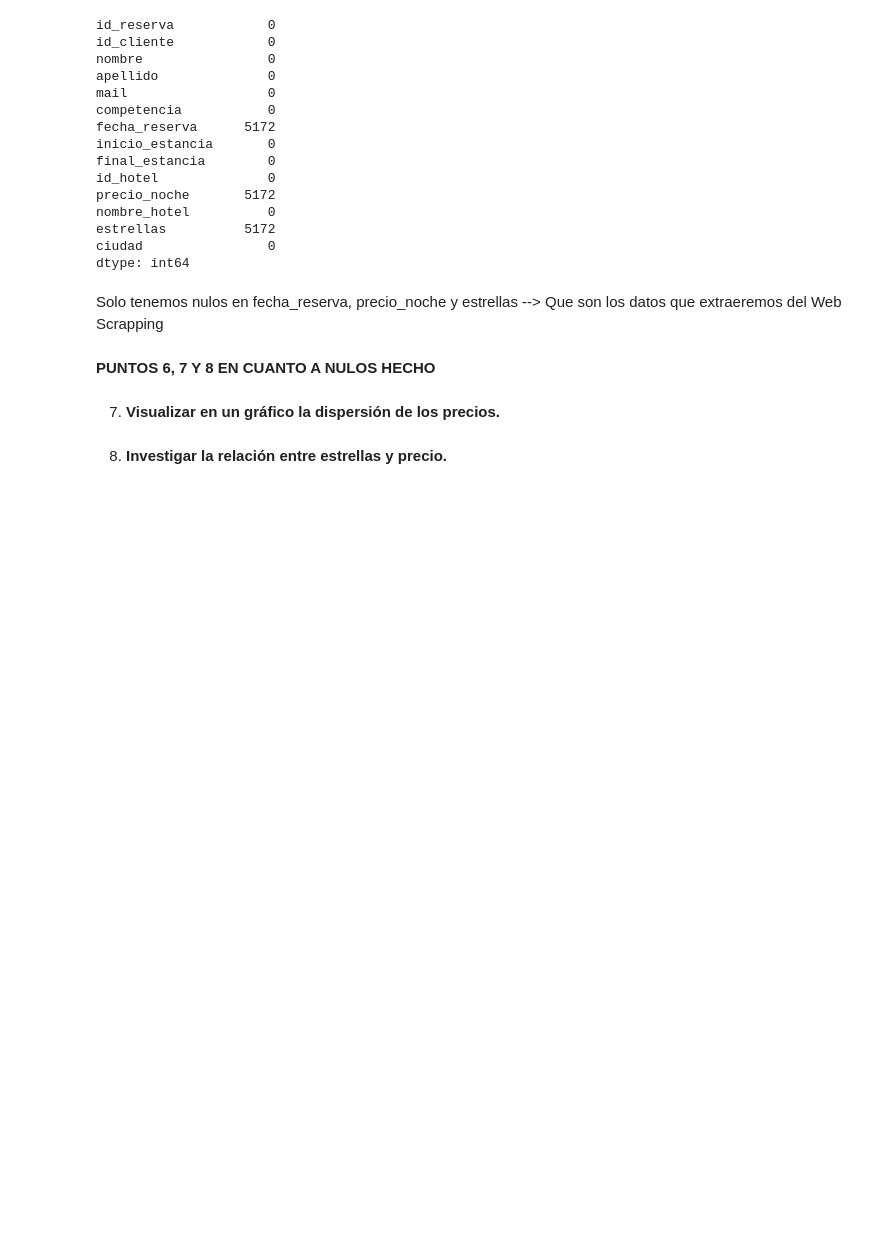
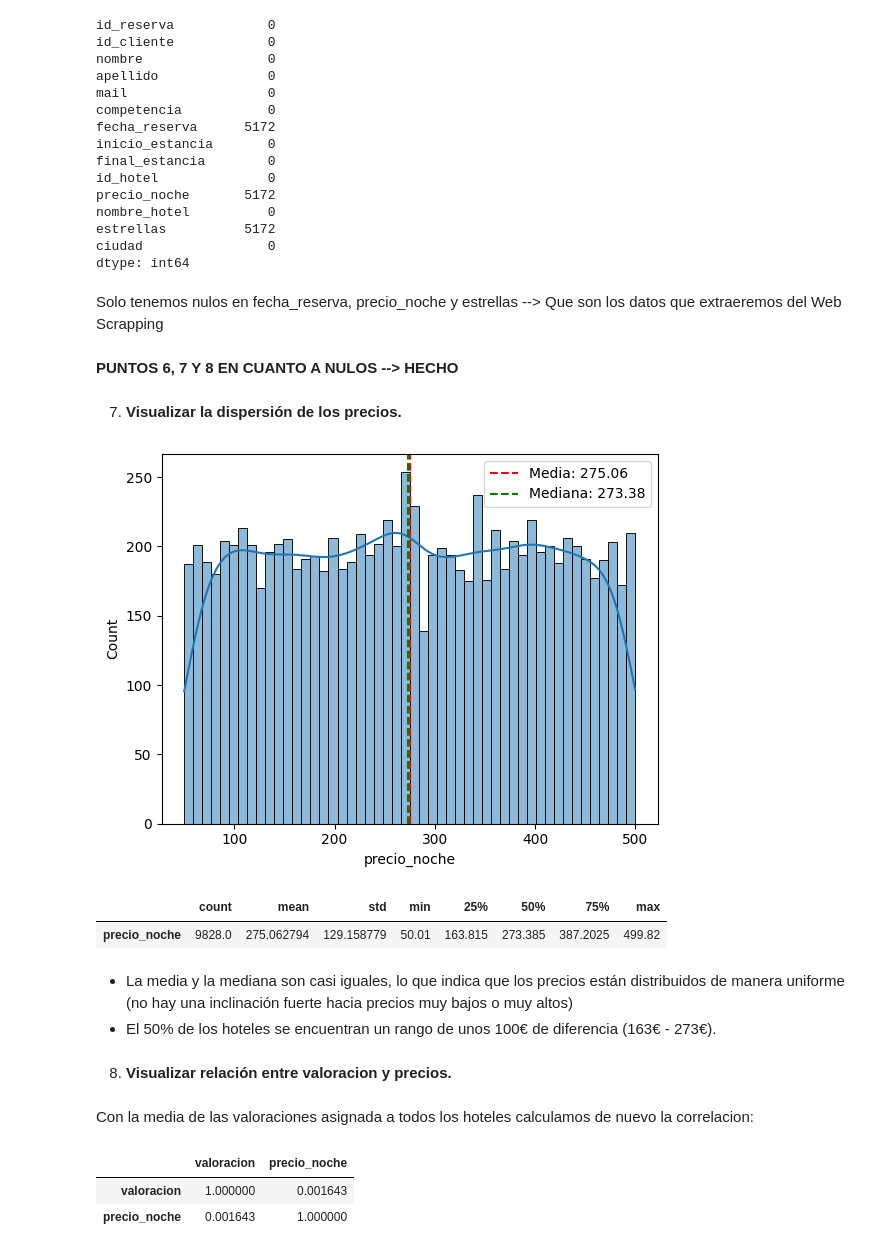
Before and after one commit to Vic4s/ETL_Hoteles, a Jupyter notebook: notebook_limpio/inicial_limpio.ipynb, the cells around one changed output. Saved outputs shown, nothing was run; the diff lists cells and outputs as text; code cells hidden in the pictures; blank space fills up the shorter version.

```diff
--- a/notebook_limpio/inicial_limpio.ipynb
+++ b/notebook_limpio/inicial_limpio.ipynb
@@ -17,7 +17,7 @@ import matplotlib.dates as mdates
 # %% [markdown]
 ### CARGA DATASET Y VISUALIZACIÓN
 # %%
-df_raw = pd.read_parquet("../data/reservas_hoteles.parquet", engine = 'auto')
+df_raw = pd.read_parquet("../data/raw/reservas_hoteles.parquet", engine = 'auto')
 df_raw
 # %% [output]
 |  | id_reserva | id_cliente | nombre | apellido | mail | competencia | fecha_reserva | inicio_estancia | ... |
@@ -634,0 +678,2 @@ Haremos lo suyo con los hoteles de la competencia cuando extraigamos los datos d
+# %%
+df_propios["estrellas"] = round(df_propios.groupby("id_hotel")["estrellas"].transform("mean"),2)
@@ -634,0 +769,3 @@ Haremos lo suyo con los hoteles de la competencia cuando extraigamos los datos d
+# %%
+df_propios.rename(columns={"estrellas": "valoracion"}, inplace=True)
+df_propios.sample(5)
@@ -849,8 +997,37 @@ dtype: int64
 # %% [markdown]
 Solo tenemos nulos en fecha_reserva, precio_noche y estrellas --> Que son los datos que extraeremos del Web Scrapping
 # %% [markdown]
-**PUNTOS 6, 7 Y 8 EN CUANTO A NULOS HECHO**
+**PUNTOS 6, 7 Y 8 EN CUANTO A NULOS --> HECHO**
 # %% [markdown]
-7. **Visualizar en un gráfico la dispersión de los precios.**
+7. **Visualizar la dispersión de los precios.**
+# %%
+media = np.mean(df_propios["precio_noche"])
+mediana = np.median(df_propios["precio_noche"])
+
+sns.histplot(df_propios["precio_noche"], bins=50, kde=True)
+plt.axvline(media, color="red", linestyle="dashed", label=(f"Media: {round(media, 2)}"))
+plt.axvline(mediana, color="green", linestyle="dashed", label=(f"Mediana: {round(mediana, 2)}"))
+plt.legend()
+plt.show()
+# %% [output]
+[figure, added]
+# %%
+precios = pd.DataFrame(df_propios["precio_noche"].describe()).T
+precios
+# %% [output]
+|  | count | mean | std | min | 25% | 50% | 75% | max |
+| precio_noche | 9828.0 | 275.062794 | 129.158779 | 50.01 | 163.815 | 273.385 | 387.2025 | 499.82 |
+# %% [markdown]
+- La media y la mediana son casi iguales, lo que indica que  los precios están distribuidos de manera uniforme (no hay una inclinación fuerte hacia precios muy bajos o muy altos)
+- El 50% de los hoteles se encuentran un rango de unos 100€ de diferencia (163€ - 273€).
 # %% [markdown]
-8. **Investigar la relación entre estrellas y precio.**
+8. **Visualizar relación entre valoracion y precios.**
+# %% [markdown]
+Con la media de las valoraciones asignada a todos los hoteles calculamos de nuevo la correlacion:
+# %%
+corr_val_precio = df_propios[["valoracion", "precio_noche"]].corr()
+corr_val_precio
+# %% [output]
+|  | valoracion | precio_noche |
+| valoracion | 1.000000 | 0.001643 |
+| precio_noche | 0.001643 | 1.000000 |
```
Also changed, not shown: parts of 26 cells of this notebook, 4 other files.
